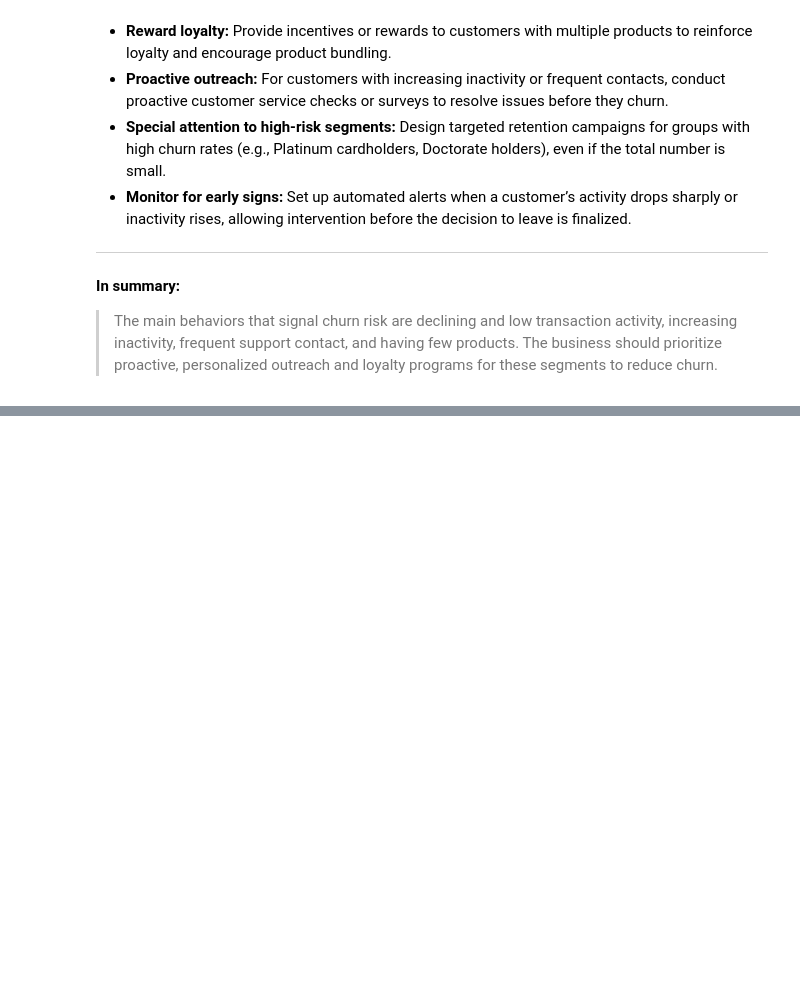
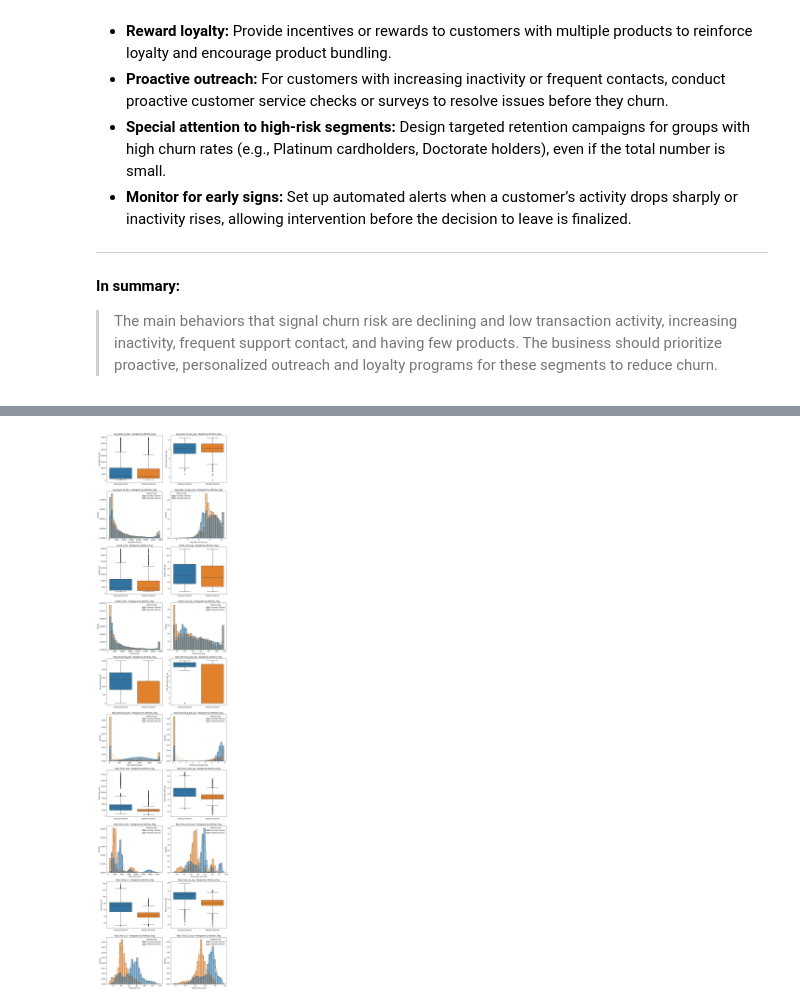
Before and after one commit to DigimonFrankie/Projects, a Jupyter notebook: Predicting Credit Card Customer Churn: A Data-Driven Approach to Retention Strategy/Logistic Regression.ipynb, the cells around one changed output, grey strips where cells are left out. Drawn from its saved outputs; the diff is of its cells as text; code cells hidden in the pictures; blank space fills up the shorter version.

```diff
--- a/Predicting Credit Card Customer Churn: A Data-Driven Approach to Retention Strategy/Logistic Regression.ipynb
+++ b/Predicting Credit Card Customer Churn: A Data-Driven Approach to Retention Strategy/Logistic Regression.ipynb
@@ -734,0 +964,25 @@ plt.show()
+# %%
+## log transformation
+log_features = [
+    'Credit_Limit',
+    'Total_Revolving_Bal',
+    'Avg_Open_To_Buy',
+    'Total_Trans_Amt',
+    'Total_Trans_Ct'
+]
+
+data_log = data.copy()
+
+
+data_log[[f + '_log' for f in log_features]] = data_log[log_features].apply(np.log1p)
+
+## compare features pre- and after log
+
+compare_log_features = ['Attrition_Flag'] + log_features + [col for col in data_log.columns if col.endswith('_log')]
+
+compare_log_features = sorted(compare_log_features)
+
+# Plot log-transformed features
+plot_box_and_hist_per_feature(data_log[compare_log_features], hue_col='Attrition_Flag', cols_per_row=2, figsize_per_plot=(6, 5), bins=30, rotate_xticks=False)
+# %% [output]
+[figure, added]
```
Also changed, not shown: parts of 54 cells of this notebook.
